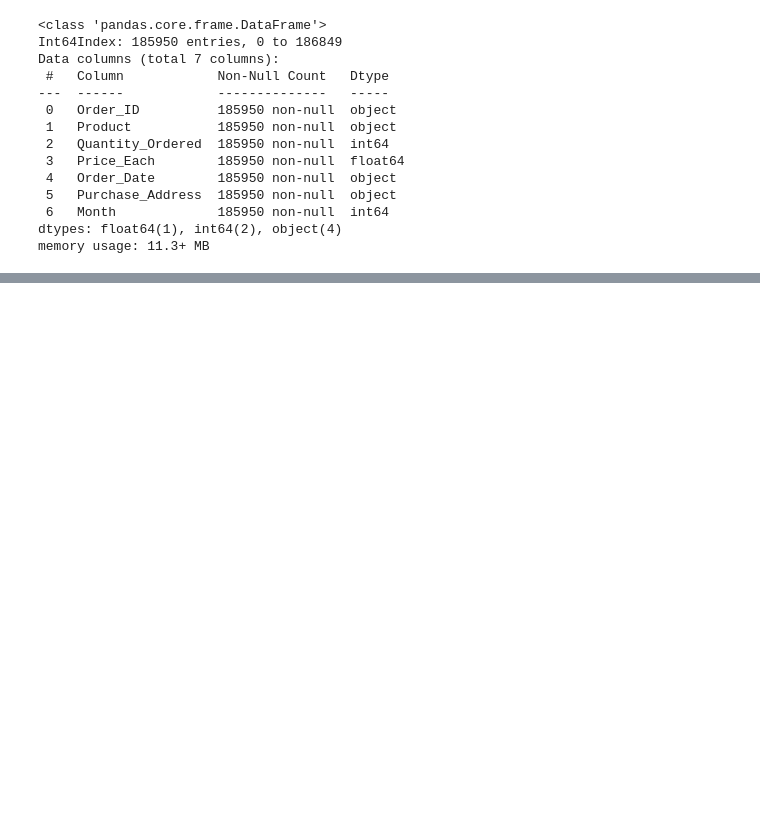
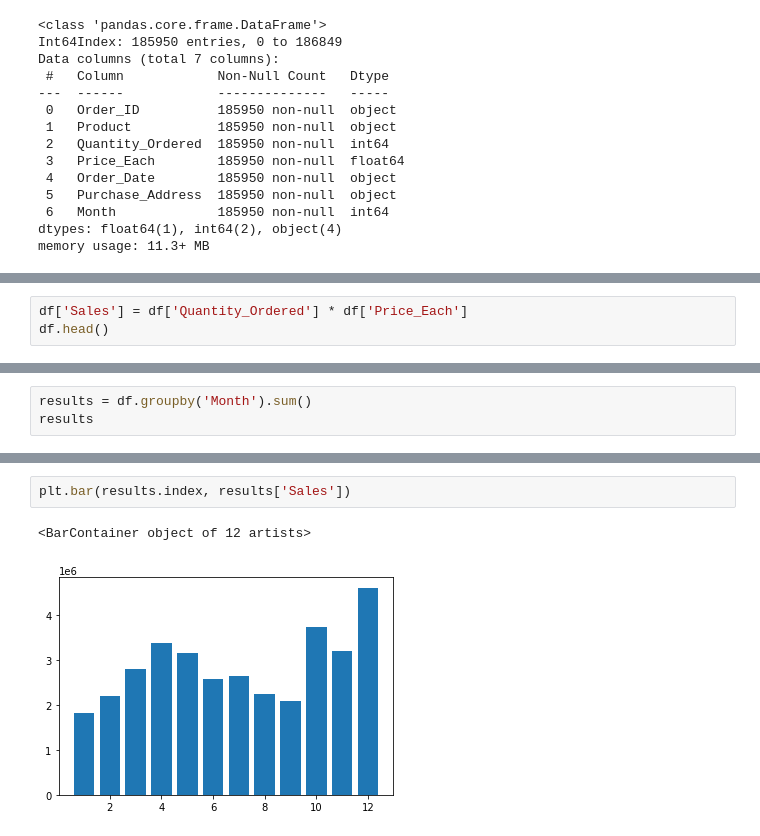
Before and after one commit to jkajnath/Analiza-danych-sprzedazowych, a Jupyter notebook: Analiza_sprzedazy_2019.ipynb, the cells around one changed output, grey strips where cells are left out. Drawn from its saved outputs; the diff is of its cells as text; blank space fills up the shorter version.

```diff
--- a/Analiza_sprzedazy_2019.ipynb
+++ b/Analiza_sprzedazy_2019.ipynb
@@ -180,0 +184,3 @@ df.head()
+# %%
+df['Sales'] = df['Quantity_Ordered'] * df['Price_Each']
+df.head()
@@ -180,0 +194,3 @@ df.head()
+# %%
+results = df.groupby('Month').sum()
+results
@@ -180,0 +212,5 @@ df.head()
+# %%
+plt.bar(results.index, results['Sales'])
+# %% [output]
+<BarContainer object of 12 artists>
+[figure, added]
```
Also changed, not shown: parts of 5 cells of this notebook.
